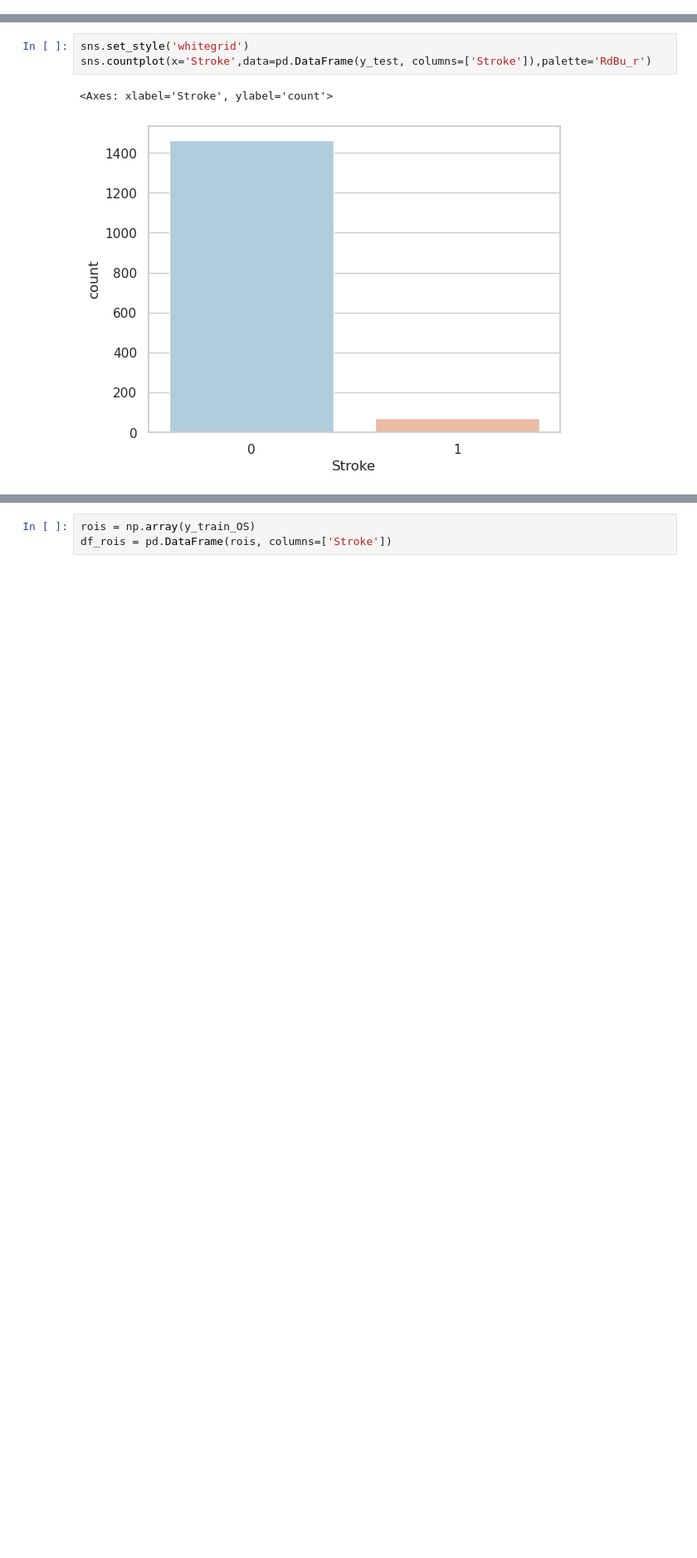
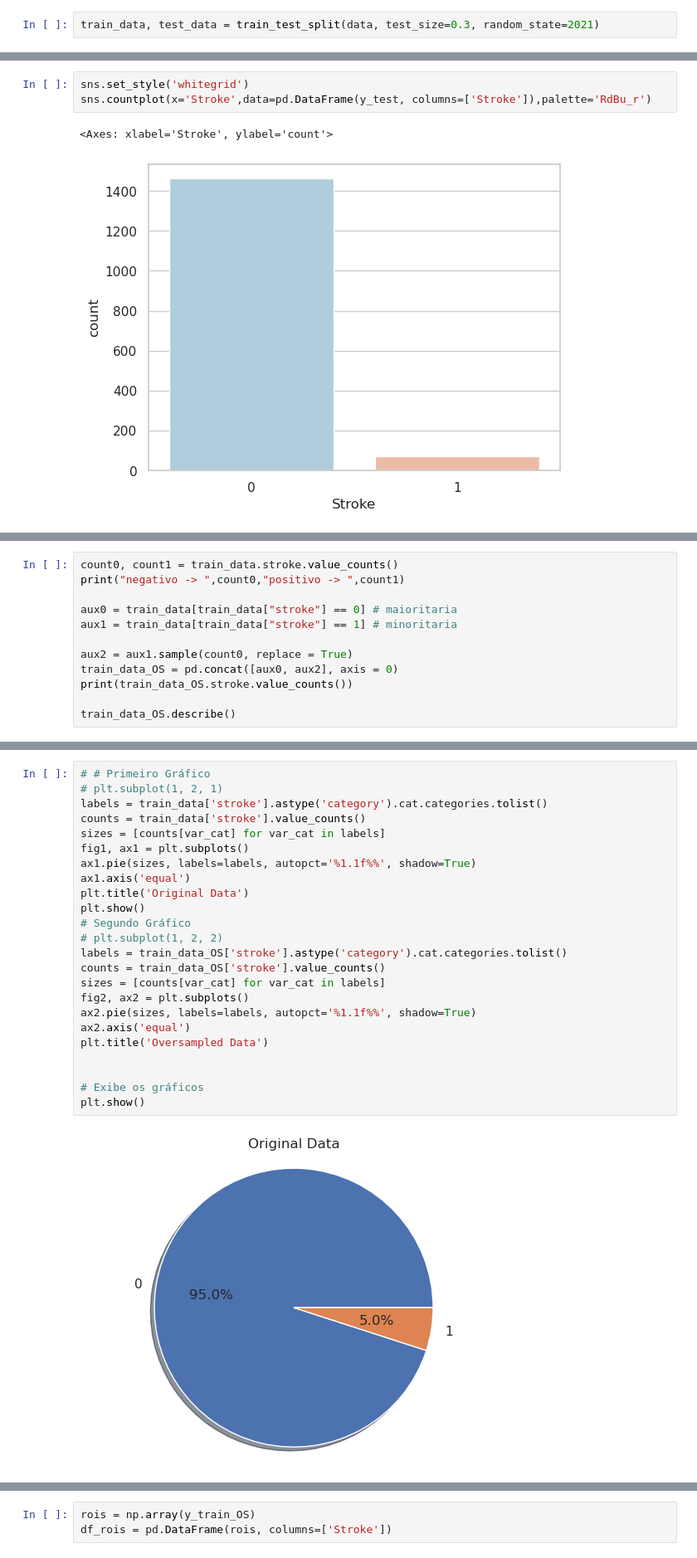
Before and after one commit to GoncaloSenra/DAA-Modelos-de-Machine-Learning, a Jupyter notebook: stroki.ipynb, the cells around one changed output, grey strips where cells are left out. Shown at 83% size. Drawn from its saved outputs; the diff is of its cells as text; blank space fills up the shorter version.

Commit message:
train,test

```diff
--- a/stroki.ipynb
+++ b/stroki.ipynb
@@ -717,3 +616,5 @@ data_feat.head()
 ### Train Test Split
 # %%
 from sklearn.model_selection import train_test_split
+# %%
+train_data, test_data = train_test_split(data, test_size=0.3, random_state=2021)
@@ -733,0 +658,12 @@ sns.countplot(x='Stroke',data=pd.DataFrame(y_test, columns=['Stroke']),palette='
+# %%
+count0, count1 = train_data.stroke.value_counts()
+print("negativo -> ",count0,"positivo -> ",count1)
+
+aux0 = train_data[train_data["stroke"] == 0] # maioritaria
+aux1 = train_data[train_data["stroke"] == 1] # minoritaria
+
+aux2 = aux1.sample(count0, replace = True)
+train_data_OS = pd.concat([aux0, aux2], axis = 0)
+print(train_data_OS.stroke.value_counts())
+
+train_data_OS.describe()
@@ -733,0 +685,26 @@ sns.countplot(x='Stroke',data=pd.DataFrame(y_test, columns=['Stroke']),palette='
+# %%
+# # Primeiro Gráfico
+# plt.subplot(1, 2, 1)
+labels = train_data['stroke'].astype('category').cat.categories.tolist()
+counts = train_data['stroke'].value_counts()
+sizes = [counts[var_cat] for var_cat in labels]
+fig1, ax1 = plt.subplots()
+ax1.pie(sizes, labels=labels, autopct='%1.1f%%', shadow=True)
+ax1.axis('equal')
+plt.title('Original Data')
+plt.show()
+# Segundo Gráfico
+# plt.subplot(1, 2, 2)
+labels = train_data_OS['stroke'].astype('category').cat.categories.tolist()
+counts = train_data_OS['stroke'].value_counts()
+sizes = [counts[var_cat] for var_cat in labels]
+fig2, ax2 = plt.subplots()
+ax2.pie(sizes, labels=labels, autopct='%1.1f%%', shadow=True)
+ax2.axis('equal')
+plt.title('Oversampled Data')
+
+
+# Exibe os gráficos
+plt.show()
+# %% [output]
+[figure, added]
```
Also changed, not shown: parts of 29 cells of this notebook.
